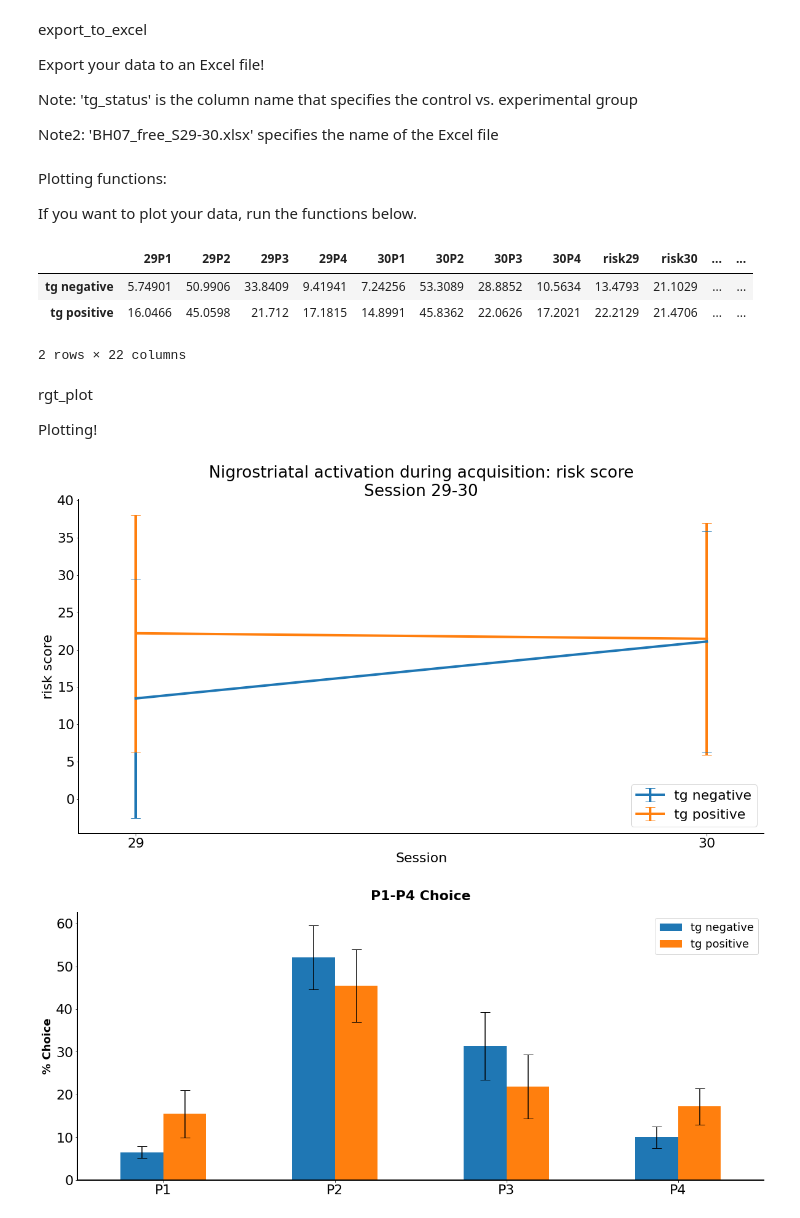
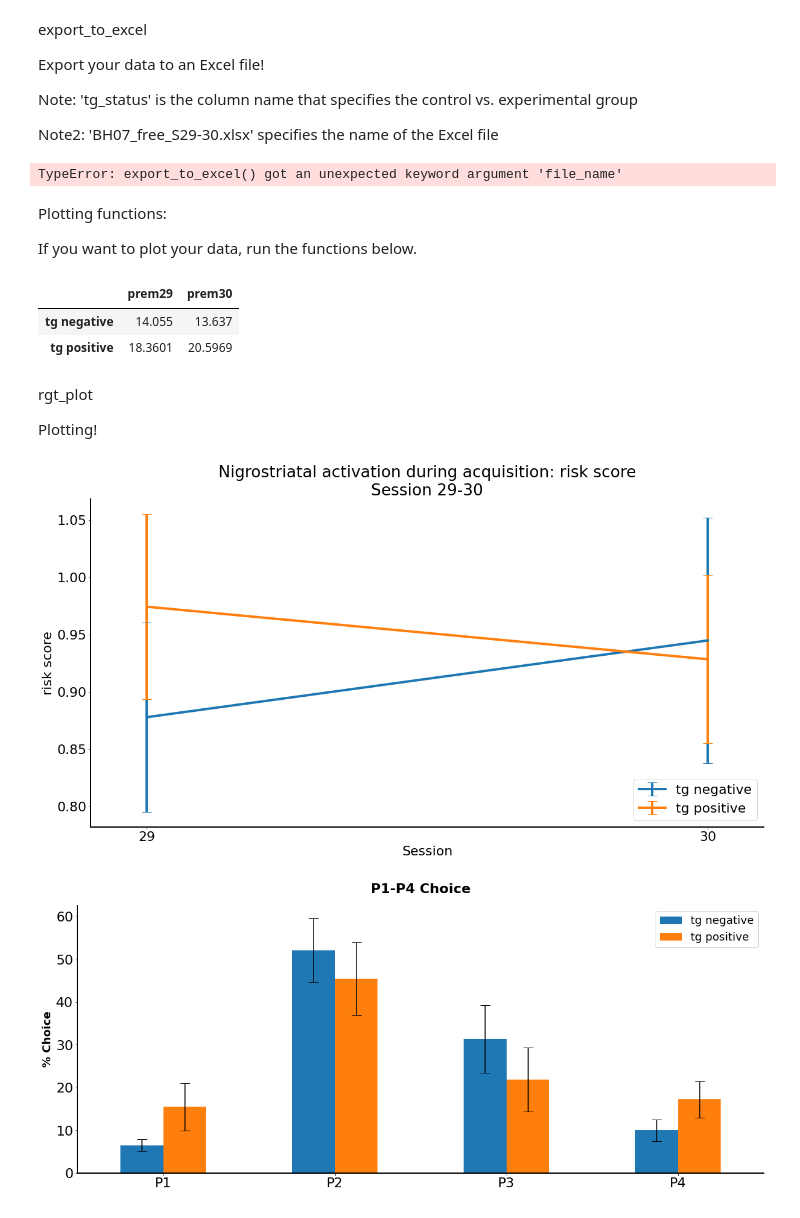
Before and after one commit to deckyblue/hathaway_1, a Jupyter notebook: hath_tutorial/Tutorial_draft.ipynb, the cells around one changed output. Cells and saved outputs as stored; diff of their text form; code cells hidden in the pictures.

```diff
--- a/hath_tutorial/Tutorial_draft.ipynb
+++ b/hath_tutorial/Tutorial_draft.ipynb
@@ -78,8 +79,6 @@ Recall: file_names is the object assigned to the list of files you want to read
 
 load_data outputs a table similar to the excel sheet(s) you loaded in. (in the order established in file_names)
 # %%
-rgt.load_data(file_names)
-
 df = rgt.load_data(file_names)
 
 #load_data won't output a dataframe itself. Use the following function to view the top of your dataframe. Note: it should look the exact same as your first excel file.
@@ -222,7 +221,9 @@ Note: 'tg_status' is the column name that specifies the control vs. experimental
 
 Note2: 'BH07_free_S29-30.xlsx' specifies the name of the Excel file
 # %%
-rgt.export_to_excel(df_summary, [control_group, exp_group], 'tg_status', 'BH07_free_S29-30.xlsx')
+rgt.export_to_excel(df_summary, [control_group, exp_group], column_name = 'tg_status', file_name = 'BH07_free_S29-30.xlsx')
+# %% [output]
+TypeError: export_to_excel() got an unexpected keyword argument 'file_name'
 # %% [markdown]
 Plotting functions:
 
@@ -232,20 +233,19 @@ group_names = {0: 'tg negative',
               1: 'tg positive'}
 
 mean_scores, stderror = rgt.get_group_means_sem(df_summary, [control_group, exp_group], group_names)
-mean_scores
+mean_scores[['prem29','prem30']]
 # %% [output]
-|  | 29P1 | 29P2 | 29P3 | 29P4 | 30P1 | 30P2 | 30P3 | 30P4 | risk29 | risk30 | ... | ... |
-| tg negative | 5.74901 | 50.9906 | 33.8409 | 9.41941 | 7.24256 | 53.3089 | 28.8852 | 10.5634 | 13.4793 | 21.1029 | ... | ... |
-| tg positive | 16.0466 | 45.0598 | 21.712 | 17.1815 | 14.8991 | 45.8362 | 22.0626 | 17.2021 | 22.2129 | 21.4706 | ... | ... |
+|  | prem29 | prem30 |
+| tg negative | 14.055 | 13.637 |
+| tg positive | 18.3601 | 20.5969 |
-2 rows × 22 columns
 # %% [markdown]
 rgt_plot
 
 Plotting!
 # %%
-rgt.rgt_plot('risk',startsess,endsess,['tg negative','tg positive'],title,mean_scores,stderror, var_title='risk score')
+rgt.rgt_plot('collect_lat',startsess,endsess,['tg negative','tg positive'],title,mean_scores,stderror, var_title='risk score')
 # %% [output]
-[figure, old version]
+[figure, new version]
 # %%
 rgt.choice_bar_plot(startsess,endsess,mean_scores,stderror)
 # %% [output]
```
Also changed, not shown: parts of 2 cells of this notebook, 2 other files.
